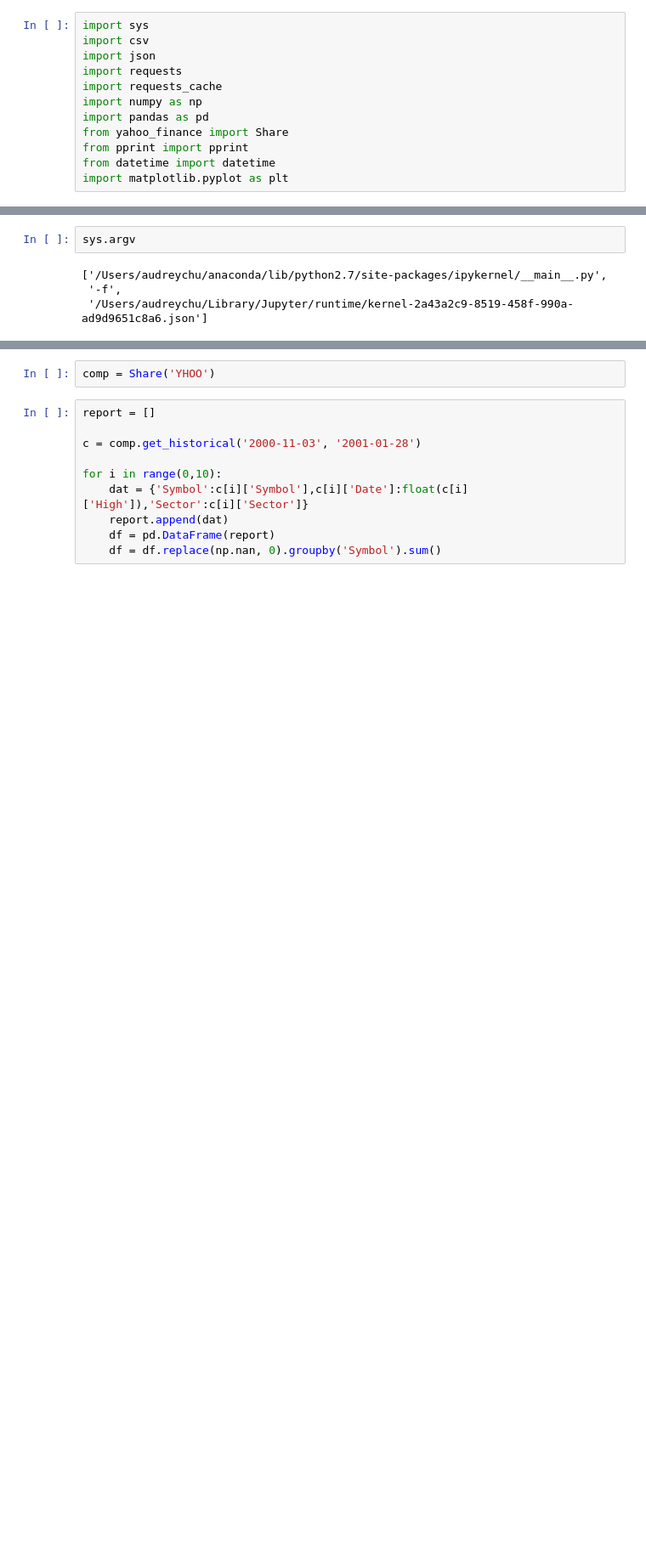
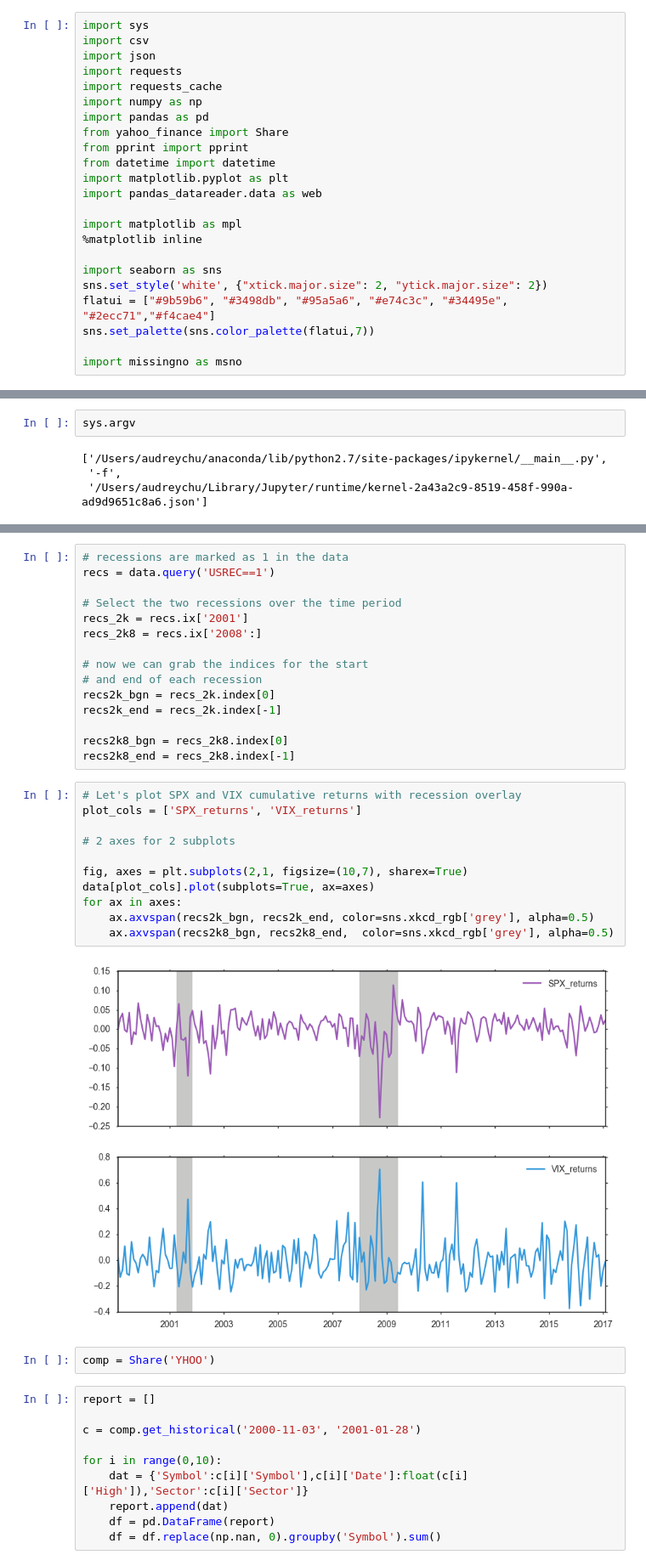
Before and after one commit to weiwang0531/stock-index, a Jupyter notebook: Project.ipynb, the cells around one changed output, grey strips where cells are left out. Shown at 85% size. Cells and saved outputs as stored; diff of their text form; blank space fills up the shorter version.

Commit message:
Testing code for plots

```diff
--- a/Project.ipynb
+++ b/Project.ipynb
@@ -10,6 +10,17 @@ from yahoo_finance import Share
 from pprint import pprint
 from datetime import datetime
 import matplotlib.pyplot as plt
+import pandas_datareader.data as web
+
+import matplotlib as mpl
+%matplotlib inline
+
+import seaborn as sns
+sns.set_style('white', {"xtick.major.size": 2, "ytick.major.size": 2})
+flatui = ["#9b59b6", "#3498db", "#95a5a6", "#e74c3c", "#34495e", "#2ecc71","#f4cae4"]
+sns.set_palette(sns.color_palette(flatui,7))
+
+import missingno as msno
 # %%
 # WEI -- look at Audrey's myget()
 
@@ -207,3 +263,31 @@ sys.argv
+# %%
+# recessions are marked as 1 in the data
+recs = data.query('USREC==1')
+
+# Select the two recessions over the time period
+recs_2k = recs.ix['2001']
+recs_2k8 = recs.ix['2008':]
+
+# now we can grab the indices for the start
+# and end of each recession
+recs2k_bgn = recs_2k.index[0]
+recs2k_end = recs_2k.index[-1]
+
+recs2k8_bgn = recs_2k8.index[0]
+recs2k8_end = recs_2k8.index[-1]
+# %%
+# Let's plot SPX and VIX cumulative returns with recession overlay
+plot_cols = ['SPX_returns', 'VIX_returns']
+
+# 2 axes for 2 subplots
+
+fig, axes = plt.subplots(2,1, figsize=(10,7), sharex=True)
+data[plot_cols].plot(subplots=True, ax=axes)
+for ax in axes:
+    ax.axvspan(recs2k_bgn, recs2k_end, color=sns.xkcd_rgb['grey'], alpha=0.5)
+    ax.axvspan(recs2k8_bgn, recs2k8_end,  color=sns.xkcd_rgb['grey'], alpha=0.5)
+# %% [output]
+[figure, added]
 # %%
 comp = Share('YHOO')
 # %%
```
Also changed, not shown: parts of 1 cell of this notebook.
